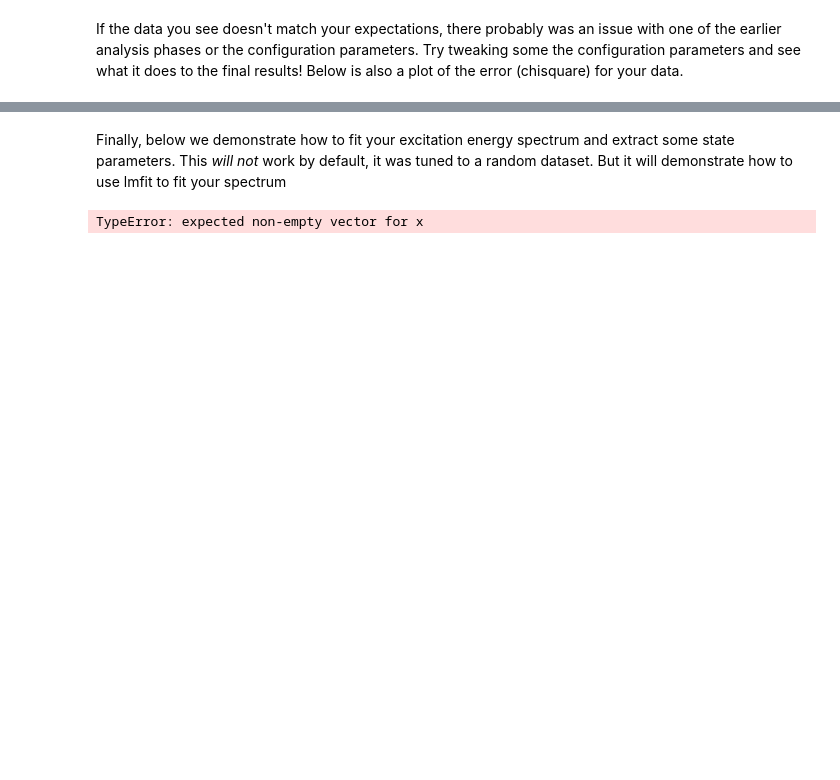
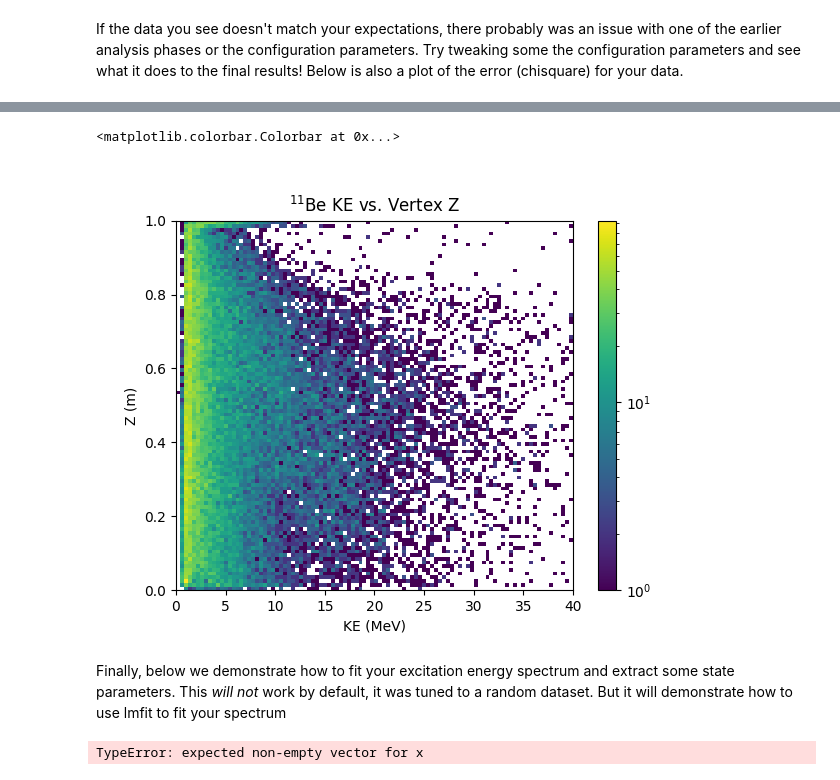
Before and after one commit to ATTPC/Spyral, a Jupyter notebook: notebooks/example_analysis.ipynb, the cells around one changed output, grey strips where cells are left out. Cells and saved outputs as stored; diff of their text form; code cells hidden in the pictures; blank space fills up the shorter version.

```diff
--- a/notebooks/example_analysis.ipynb
+++ b/notebooks/example_analysis.ipynb
@@ -151,3 +246,14 @@ fig.set_figwidth(8.0)
+# %%
+hist = grammer.get_hist2d("energy_z")
+fig, ax = plt.subplots(1,1)
+mesh = ax.pcolormesh(hist.x_bins, hist.y_bins, hist.counts, norm="log")
+ax.set_title(f"{residual.get_latex_rep()} KE vs. Vertex Z")
+ax.set_xlabel("KE (MeV)")
+ax.set_ylabel("Z (m)")
+fig.colorbar(mesh, ax=ax)
+# %% [output]
+<matplotlib.colorbar.Colorbar at 0x...>
+[figure, added]
 # %% [markdown]
 Finally, below we demonstrate how to fit your excitation energy spectrum and extract some state parameters. This *will not* work by default, it was tuned to a random dataset. But it will demonstrate how to use lmfit to fit your spectrum
 # %%
```
Also changed, not shown: parts of 9 cells of this notebook, 2 other files.
